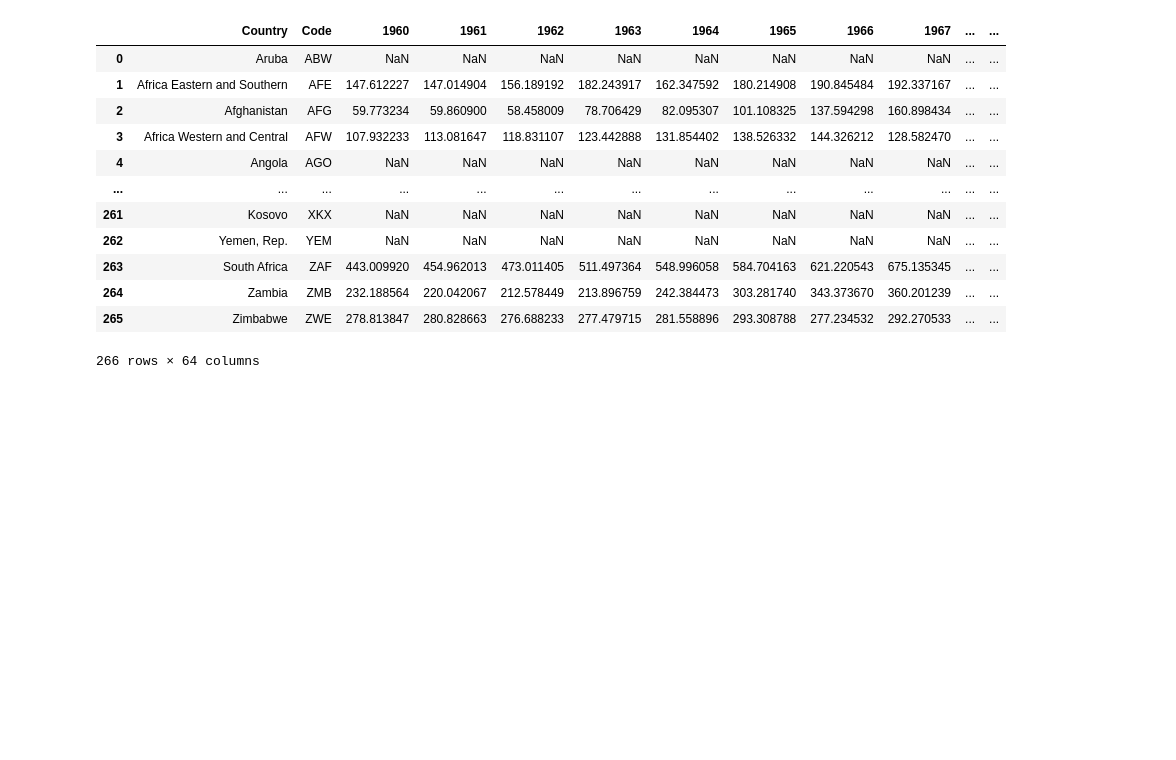
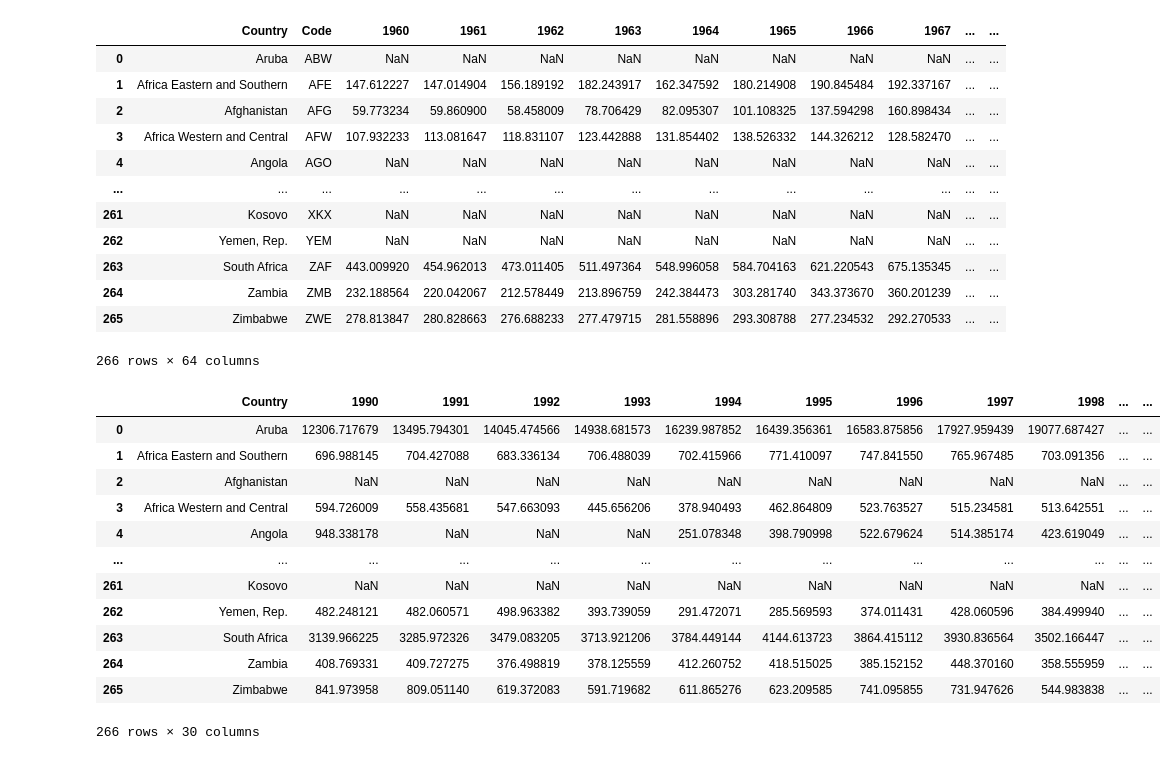
Before and after one commit to d0rtilla/Project-2-ETL, a Jupyter notebook: Coffee-Cleanup.ipynb, the cells around one changed output. Drawn from its saved outputs; the diff is of its cells as text; code cells hidden in the pictures; blank space fills up the shorter version.

```diff
--- a/Coffee-Cleanup.ipynb
+++ b/Coffee-Cleanup.ipynb
@@ -173 +213,19 @@ gdp_renamed
 gdp_renamed['Country'].replace({'United States':'USA'}, inplace=True)
+# %%
+# drop unnecessary years
+gdp_renamed.drop(['Code','1960', '1961', '1962', '1963', '1964', '1965', '1966', '1967', '1968', '1969','1970', '1971', '1972', '1973', '1974', '1975', '1976', '1977', '1978', '1979', '1980', '1981', '1982', '1983', '1984', '1985', '1986', '1987', '1988', '1989', '2019', '2020', 'Unnamed: 65'], axis=1, inplace=True)
+gdp_renamed
+# %% [output]
+|  | Country | 1990 | 1991 | 1992 | 1993 | 1994 | 1995 | 1996 | 1997 | 1998 | ... | ... |
+| 0 | Aruba | 12306.717679 | 13495.794301 | 14045.474566 | 14938.681573 | 16239.987852 | 16439.356361 | 16583.875856 | 17927.959439 | 19077.687427 | ... | ... |
+| 1 | Africa Eastern and Southern | 696.988145 | 704.427088 | 683.336134 | 706.488039 | 702.415966 | 771.410097 | 747.841550 | 765.967485 | 703.091356 | ... | ... |
+| 2 | Afghanistan | NaN | NaN | NaN | NaN | NaN | NaN | NaN | NaN | NaN | ... | ... |
+| 3 | Africa Western and Central | 594.726009 | 558.435681 | 547.663093 | 445.656206 | 378.940493 | 462.864809 | 523.763527 | 515.234581 | 513.642551 | ... | ... |
+| 4 | Angola | 948.338178 | NaN | NaN | NaN | 251.078348 | 398.790998 | 522.679624 | 514.385174 | 423.619049 | ... | ... |
+| ... | ... | ... | ... | ... | ... | ... | ... | ... | ... | ... | ... | ... |
+| 261 | Kosovo | NaN | NaN | NaN | NaN | NaN | NaN | NaN | NaN | NaN | ... | ... |
+| 262 | Yemen, Rep. | 482.248121 | 482.060571 | 498.963382 | 393.739059 | 291.472071 | 285.569593 | 374.011431 | 428.060596 | 384.499940 | ... | ... |
+| 263 | South Africa | 3139.966225 | 3285.972326 | 3479.083205 | 3713.921206 | 3784.449144 | 4144.613723 | 3864.415112 | 3930.836564 | 3502.166447 | ... | ... |
+| 264 | Zambia | 408.769331 | 409.727275 | 376.498819 | 378.125559 | 412.260752 | 418.515025 | 385.152152 | 448.370160 | 358.555959 | ... | ... |
+| 265 | Zimbabwe | 841.973958 | 809.051140 | 619.372083 | 591.719682 | 611.865276 | 623.209585 | 741.095855 | 731.947626 | 544.983838 | ... | ... |
+266 rows × 30 columns
```
Also changed, not shown: parts of 16 cells of this notebook, 2 other files.
